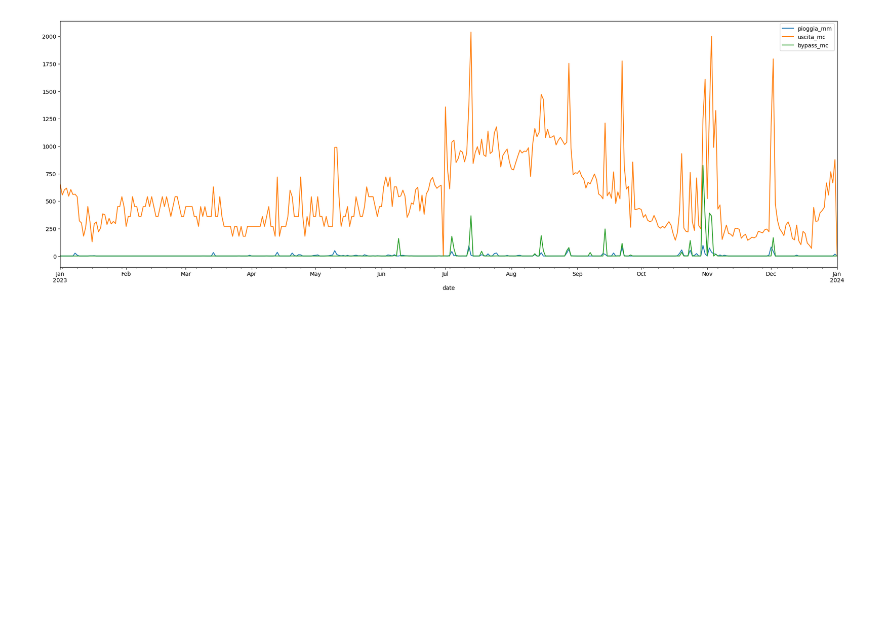
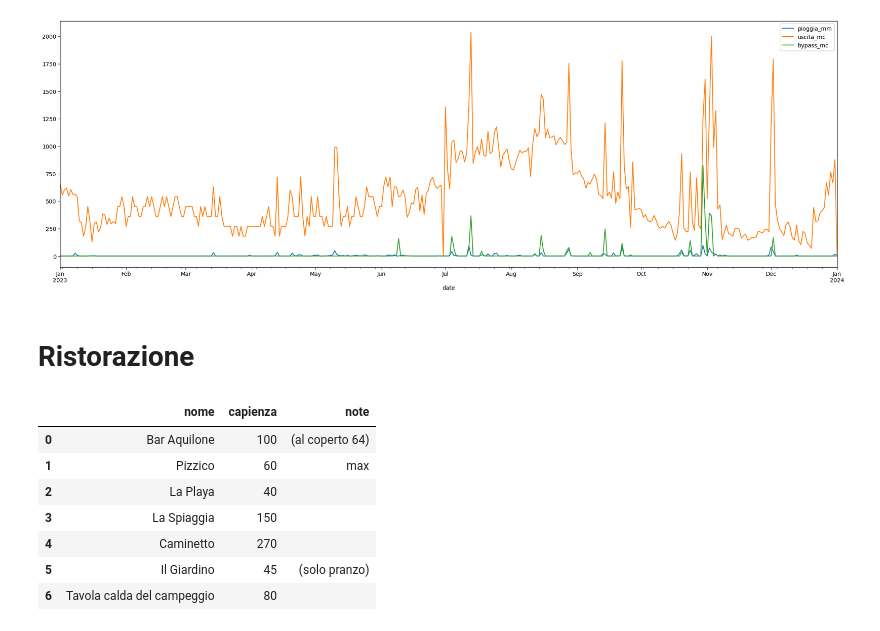
Before and after one commit to tn-aixpa/datiturismo, a Jupyter notebook: experiments/4.data_from_CC_to_overtourism.ipynb, the cells around one changed output. Cells and saved outputs as stored; diff of their text form; code cells hidden in the pictures; blank space fills up the shorter version.

```diff
--- a/experiments/4.data_from_CC_to_overtourism.ipynb
+++ b/experiments/4.data_from_CC_to_overtourism.ipynb
@@ -9,3 +10,16 @@ depuratore_df[["pioggia_mm", "uscita_mc", "bypass_mc", "date"]].plot(x="date", f
 # %% [output]
 <AxesSubplot: xlabel='date'>
 [figure]
+# %% [markdown]
+# Ristorazione
+# %%
+ristoranti_spiaggia_df
+# %% [output]
+|  | nome | capienza | note |
+| 0 | Bar Aquilone | 100 | (al coperto 64) |
+| 1 | Pizzico | 60 | max |
+| 2 | La Playa | 40 |  |
+| 3 | La Spiaggia | 150 |  |
+| 4 | Caminetto | 270 |  |
+| 5 | Il Giardino | 45 | (solo pranzo) |
+| 6 | Tavola calda del campeggio | 80 |  |
```
Also changed, not shown: parts of 1 cell of this notebook, 1 other file.
